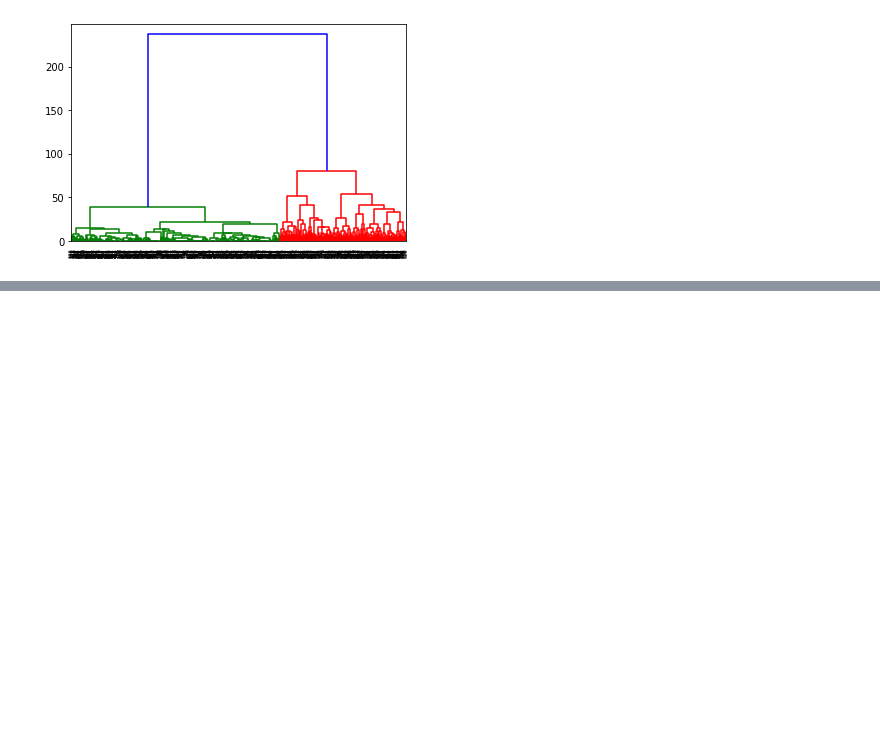
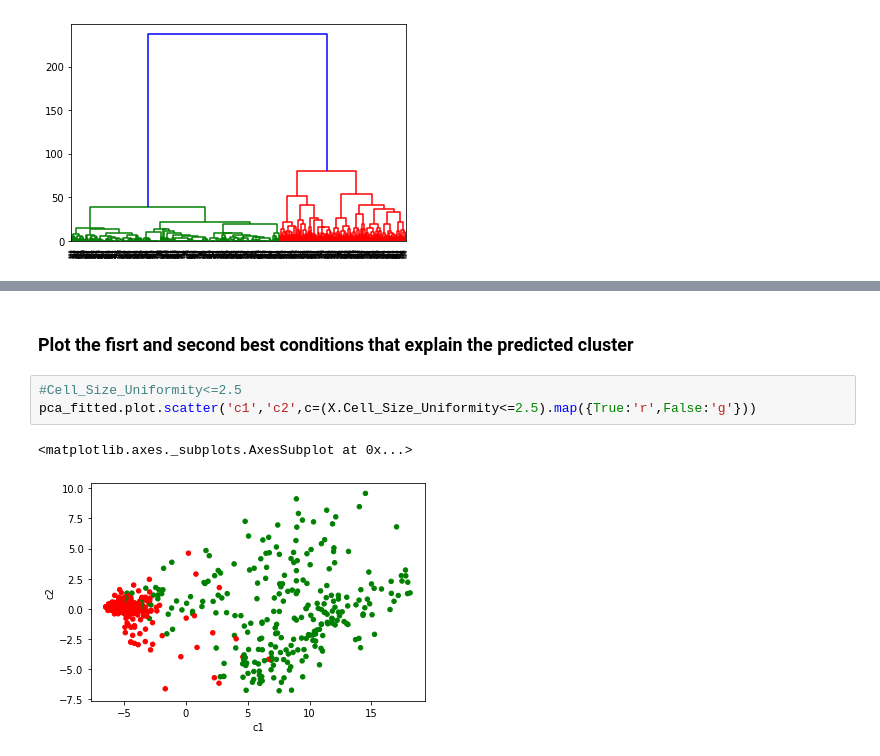
Before and after one commit to AndreGodinho7/Multivariate-Analysis, a Jupyter notebook: 4. Unsupervised methods/Cluster Analysis.ipynb, the cells around one changed output, grey strips where cells are left out. Saved outputs shown, nothing was run; the diff lists cells and outputs as text; blank space fills up the shorter version.

```diff
--- a/4. Unsupervised methods/Cluster Analysis.ipynb
+++ b/4. Unsupervised methods/Cluster Analysis.ipynb
@@ -147,0 +160,8 @@ dendrogram = sch.dendrogram(sch.linkage(X, method='ward'))
+# %% [markdown]
+### Plot the fisrt and second best conditions that explain the predicted cluster
+# %%
+#Cell_Size_Uniformity<=2.5
+pca_fitted.plot.scatter('c1','c2',c=(X.Cell_Size_Uniformity<=2.5).map({True:'r',False:'g'}))
+# %% [output]
+<matplotlib.axes._subplots.AxesSubplot at 0x...>
+[figure, added]
```
Also changed, not shown: parts of 7 cells of this notebook.
